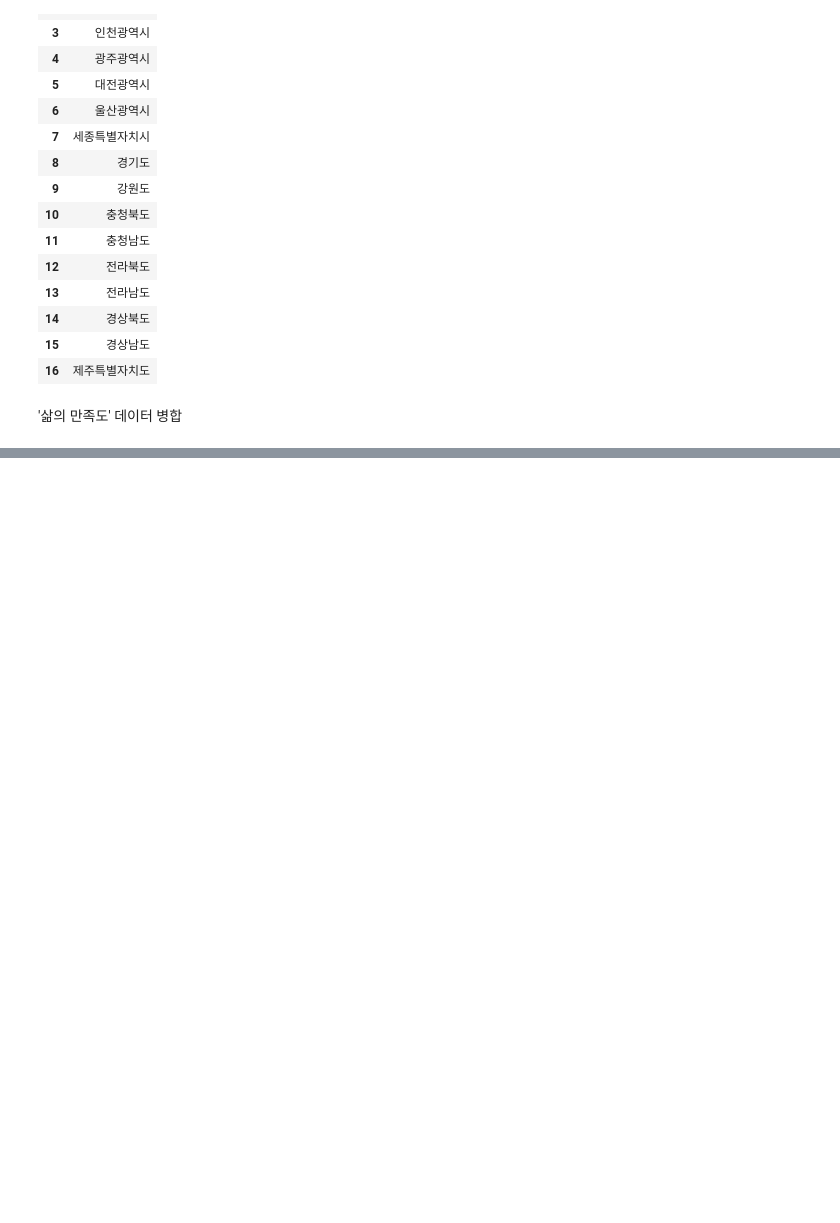
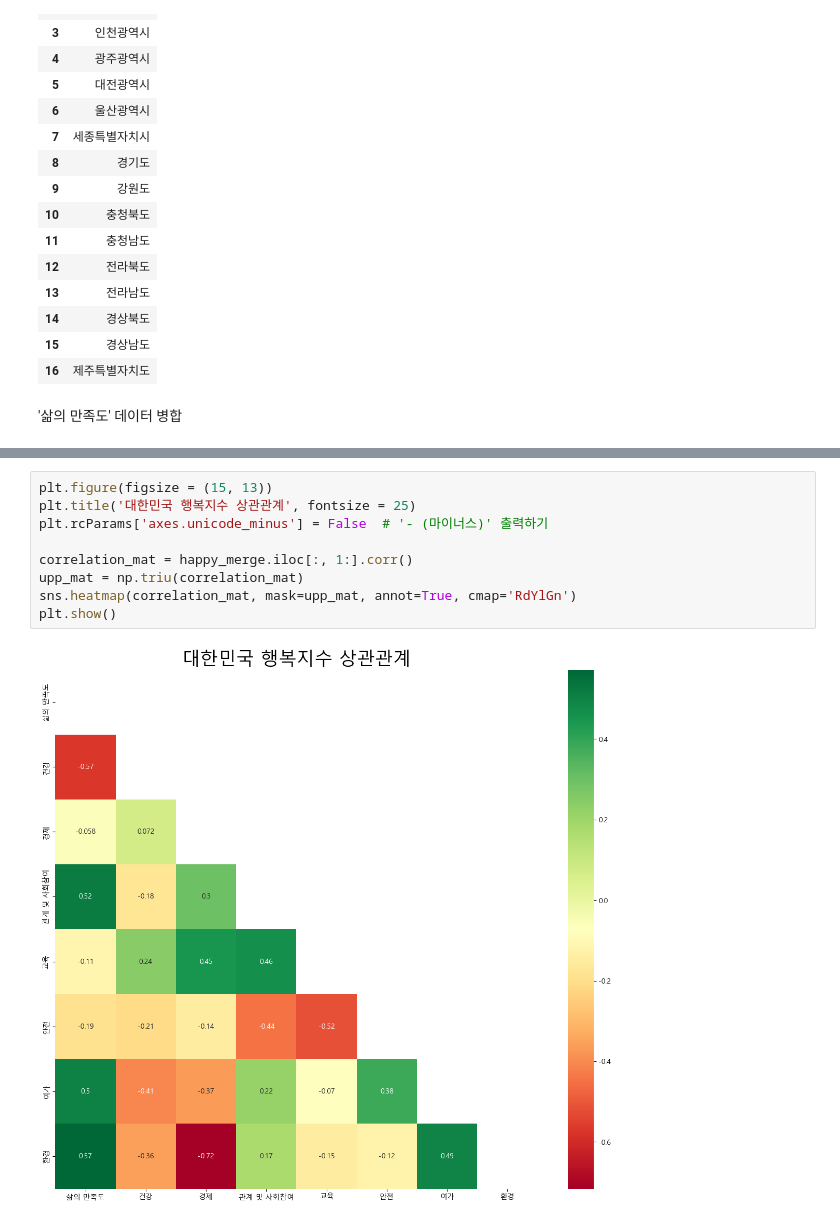
Before and after one commit to KimDongHyun0907/Sesac_openAI, a Jupyter notebook: 데이터 분석 및 시각화/판다스/행복지수 데이터 분석_작업.ipynb, the cells around one changed output, grey strips where cells are left out. Drawn from its saved outputs; the diff is of its cells as text; blank space fills up the shorter version.

```diff
--- a/데이터 분석 및 시각화/판다스/행복지수 데이터 분석_작업.ipynb
+++ b/데이터 분석 및 시각화/판다스/행복지수 데이터 분석_작업.ipynb
@@ -110,0 +269,11 @@ happy_merge.head()
+# %%
+plt.figure(figsize = (15, 13))
+plt.title('대한민국 행복지수 상관관계', fontsize = 25)
+plt.rcParams['axes.unicode_minus'] = False  # '- (마이너스)' 출력하기
+
+correlation_mat = happy_merge.iloc[:, 1:].corr()
+upp_mat = np.triu(correlation_mat)
+sns.heatmap(correlation_mat, mask=upp_mat, annot=True, cmap='RdYlGn')
+plt.show()
+# %% [output]
+[figure, added]
```
Also changed, not shown: parts of 38 cells of this notebook.
